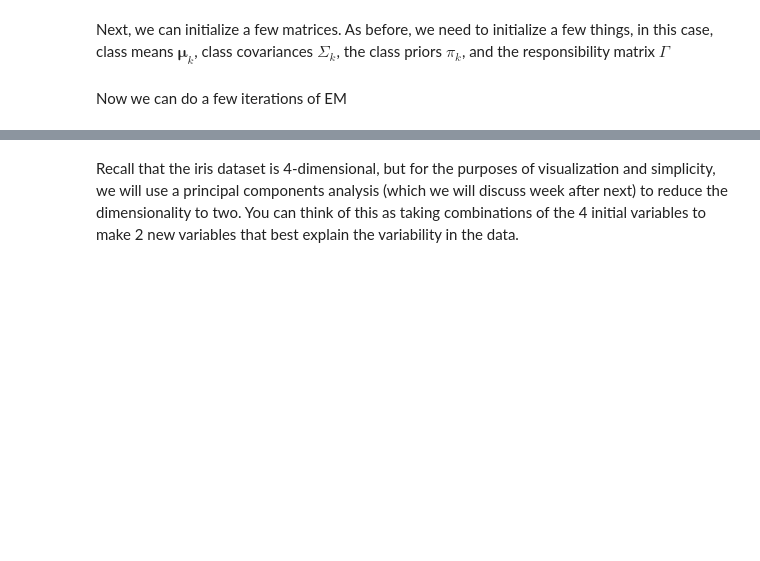
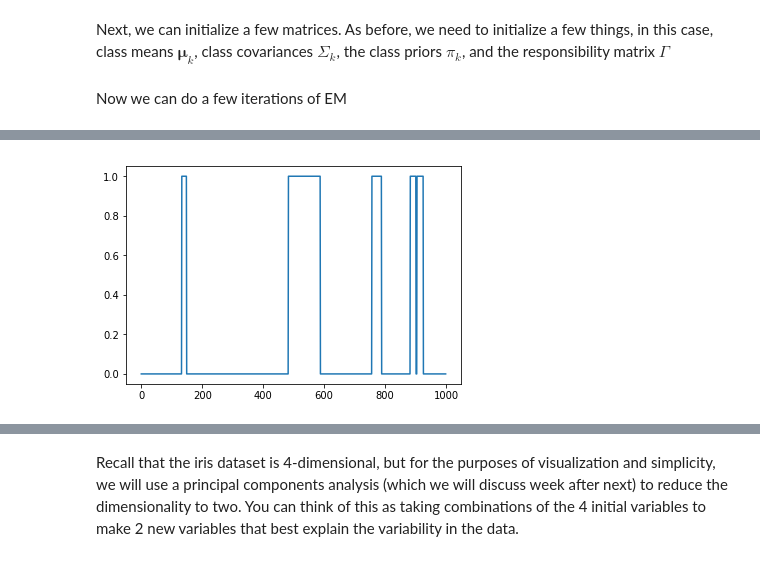
Before and after one commit to UMT-CS447-547-Fall-2018/Lecture_Notes, a Jupyter notebook: 10_expectation_maximization.ipynb, the cells around one changed output, grey strips where cells are left out. Cells and saved outputs as stored; diff of their text form; code cells hidden in the pictures; blank space fills up the shorter version.

```diff
--- a/10_expectation_maximization.ipynb
+++ b/10_expectation_maximization.ipynb
@@ -199,0 +204,35 @@ for i in range(3):
+# %%
+import numpy as np
+import matplotlib.pyplot as plt
+
+np.random.seed(66)
+
+states = [0,1]
+observations = [0,1,2,3,4,5]
+
+A = np.array([[0.99,0.01],[0.03,0.97]])
+E = np.array([[1./6.]*6,[0.1,0.1,0.1,0.1,0.1,0.5]])
+pi = np.array([1.,0.])
+
+
+def emission(state):
+    roll = np.random.choice(observations,p=E[state])
+    return roll
+
+def transition(state):
+    return np.random.choice(states,p=A[state])
+
+state = [0]
+observation_list = [emission(state[0])]
+
+for t in range(999):
+    state.append(transition(state[-1]))
+    observation_list.append(emission(state[-1]))
+
+state = np.array(state)
+observation_list = np.array(observation_list)
+
+plt.plot(state)
+plt.show()
+# %% [output]
+[figure, added]
```
Also changed, not shown: parts of 13 cells of this notebook.
